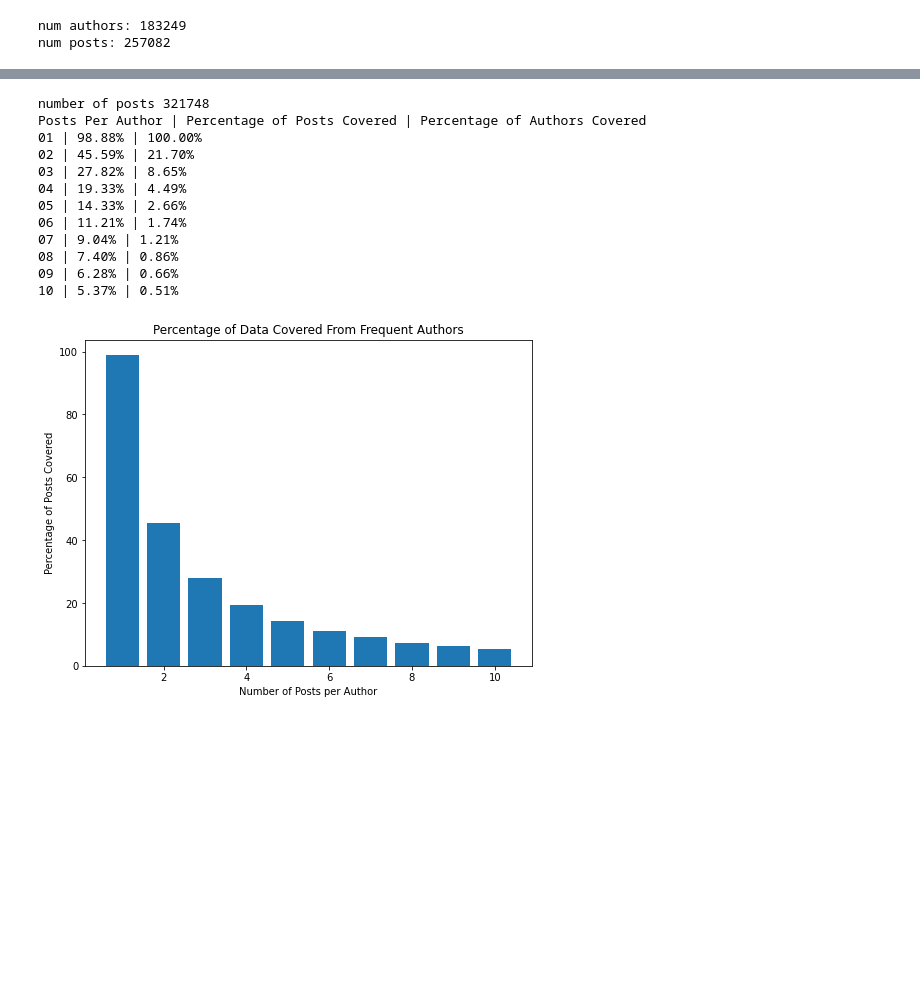
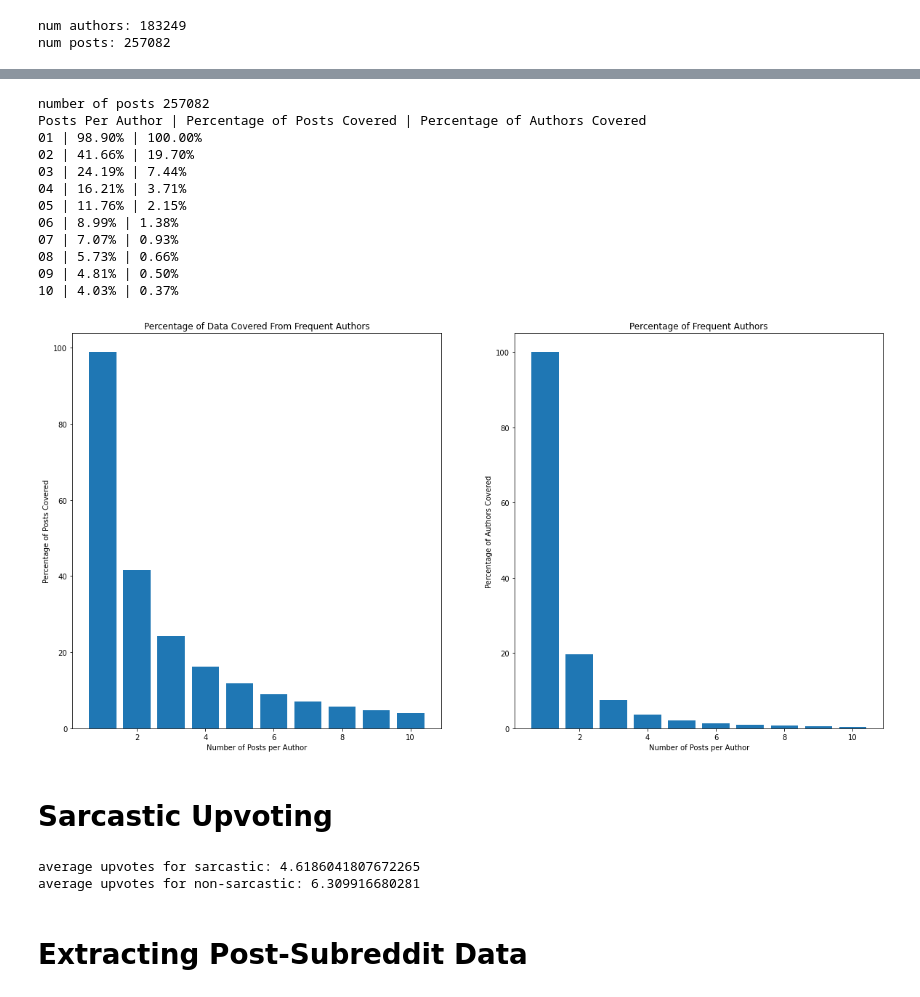
Before and after one commit to haroldrubio/CS685_Sarcasm, a Jupyter notebook: load_data.ipynb, the cells around one changed output, grey strips where cells are left out. Cells and saved outputs as stored; diff of their text form; code cells hidden in the pictures; blank space fills up the shorter version.

Commit message:
Updated for subreddit data

```diff
--- a/load_data.ipynb
+++ b/load_data.ipynb
@@ -387,41 +504,66 @@ plt.show()
 # %%
 #top_20 = written_by.most_common(20)
 percentages = []
 authors_accounted = []
 num = NUM_POSTS
 MAX_POSTS = 11
 for sig_post in range(1, MAX_POSTS):
     post_sum = 0
     author_count = 0
     for author, count in written_by.items():
         if author == '[deleted]':
             continue
         if count >= sig_post:
             post_sum += count
             author_count += 1
     authors_accounted.append(author_count / NUM_AUTHORS * 100)
     percentages.append(post_sum / num * 100)
 print(f'number of posts {num}')
 print('Posts Per Author | Percentage of Posts Covered | Percentage of Authors Covered')
 for p in range(len(percentages)):
     print(f'{p+1:02d} | {percentages[p]:04.2f}% | {authors_accounted[p]:04.2f}%')
-plt.figure(figsize=(8, 6))
+plt.figure(figsize=(20, 10))
+plt.subplot(1, 2, 1)
 plt.bar(range(1, MAX_POSTS), percentages)
 plt.title('Percentage of Data Covered From Frequent Authors')
 plt.xlabel('Number of Posts per Author')
 plt.ylabel('Percentage of Posts Covered')
+plt.subplot(1, 2, 2)
+plt.bar(range(1, MAX_POSTS), authors_accounted)
+plt.title('Percentage of Frequent Authors')
+plt.xlabel('Number of Posts per Author')
+plt.ylabel('Percentage of Authors Covered')
 plt.show()
 # %% [output]
-number of posts 321748
+number of posts 257082
 Posts Per Author | Percentage of Posts Covered | Percentage of Authors Covered
-01 | 98.88% | 100.00%
-02 | 45.59% | 21.70%
-03 | 27.82% | 8.65%
-04 | 19.33% | 4.49%
-05 | 14.33% | 2.66%
-06 | 11.21% | 1.74%
-07 | 9.04% | 1.21%
-08 | 7.40% | 0.86%
-09 | 6.28% | 0.66%
-10 | 5.37% | 0.51%
+01 | 98.90% | 100.00%
+02 | 41.66% | 19.70%
+03 | 24.19% | 7.44%
+04 | 16.21% | 3.71%
+05 | 11.76% | 2.15%
+06 | 8.99% | 1.38%
+07 | 7.07% | 0.93%
+08 | 5.73% | 0.66%
+09 | 4.81% | 0.50%
+10 | 4.03% | 0.37%
-[figure, old version]
+[figure, new version]
+# %% [markdown]
+# Sarcastic Upvoting
+# %%
+up_sarc, up_nonsarc = [], []
+k = 'responses'
+for i in range(len(train_docs[k])): # Selecting example number
+    for j in range(len(train_docs[k][i])): # Selecting response/ancestor number
+        curr_dict = train_stats[k][i][j]
+        if int(train_labels[i][j]) == 1:
+            up_sarc.append(curr_dict['ups'])
+        else:
+            up_nonsarc.append(curr_dict['ups'])
+print(f'average upvotes for sarcastic: {np.mean(up_sarc)}')
+print(f'average upvotes for non-sarcastic: {np.mean(up_nonsarc)}')
+# %% [output]
+average upvotes for sarcastic: 4.6186041807672265
+average upvotes for non-sarcastic: 6.309916680281
+# %% [markdown]
+# Extracting Post-Subreddit Data
```
Also changed, not shown: parts of 11 cells of this notebook.
